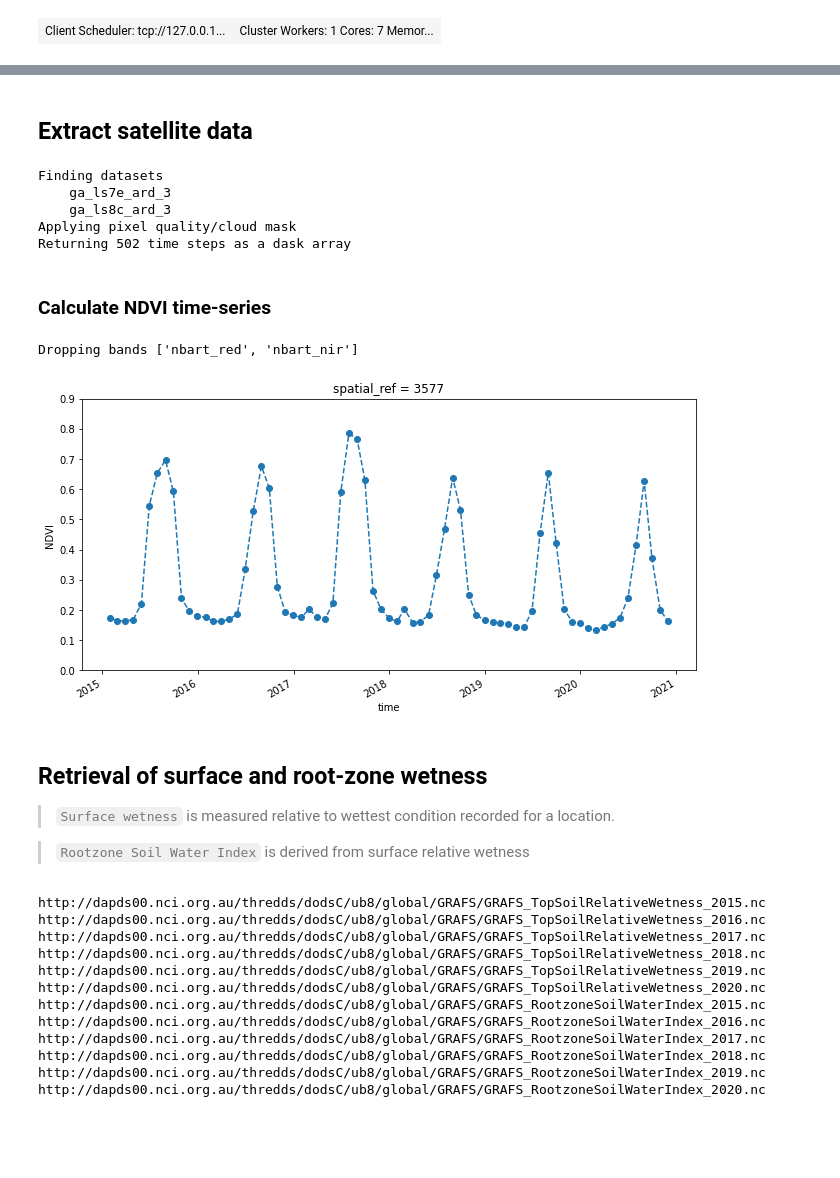
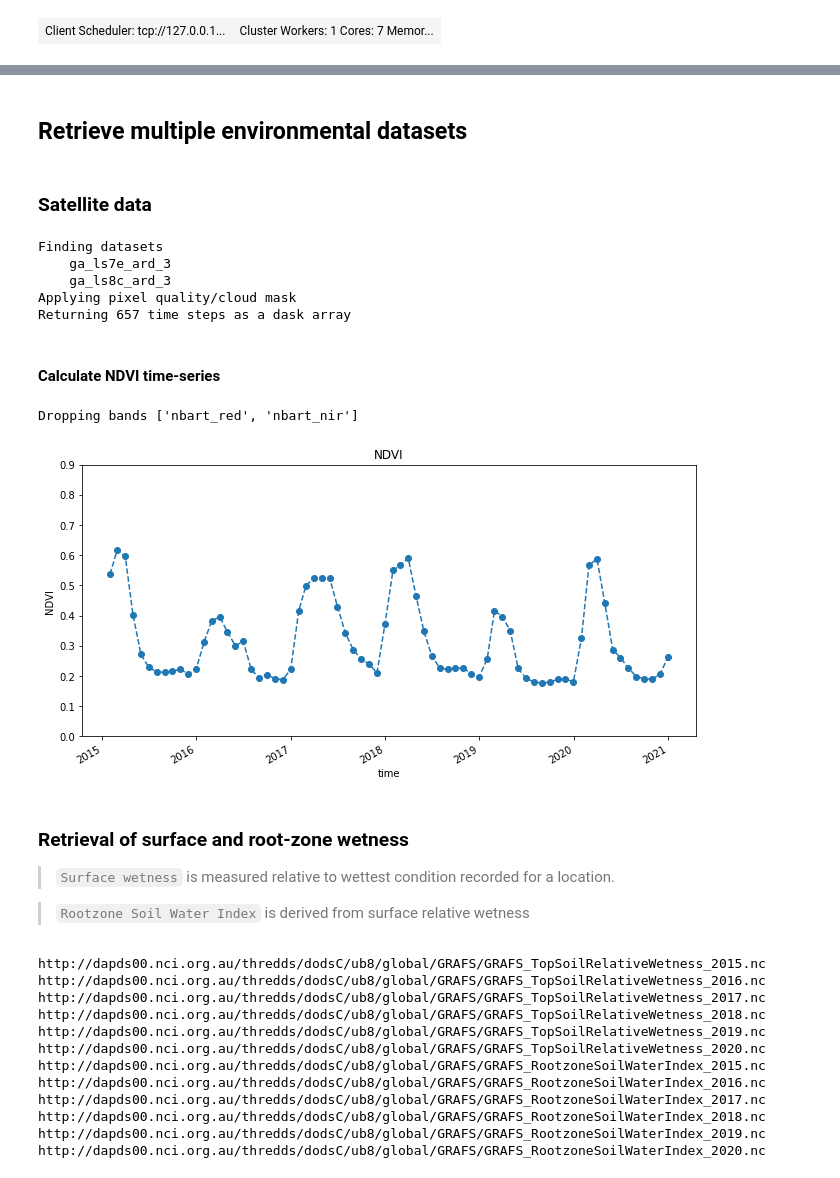
Before and after one commit to cbur24/vegetation_forecasts, a Jupyter notebook: VAR_forecast.ipynb, the cells around one changed output, grey strips where cells are left out. Saved outputs shown, nothing was run; the diff lists cells and outputs as text; code cells hidden in the pictures; blank space fills up the shorter version.

```diff
--- a/VAR_forecast.ipynb
+++ b/VAR_forecast.ipynb
@@ -35,7 +34,7 @@ The time period is chosen to be less than a year to limit ERA5 data download.
 # %%
 # Define the analysis region (Lat-Lon box)
-lat, lon =  -33.197, 121.5821
-buffer = 0.015
+lat, lon = -17.8137, 125.3615 # paddocks in SE WA
+buffer = 0.02
 
 lon=(lon - buffer, lon + buffer)
 lat=(lat - buffer, lat + buffer)
@@ -45,14 +44,22 @@ time = '2015-01-01', '2020-12-30'
 
 #resample frequency
 freq='1M'
+
+#length of forecast
+forecast_length = 12
+
+#chunk sizes
+dask_chunks={'x':-1, 'y':-1, 'time':-1}
 # %%
 display_map(lon,lat)
 # %% [output]
 [interactive output not drawn]
+# %% [markdown]
+## Retrieve multiple environmental datasets
 # %% [markdown]
-## Extract satellite data
+### Satellite data
 # %%
-dc = Datacube(app='whatevrr')
+dc = Datacube(app='VAR-forecast')
 
 query = {'lon': lon,
          'lat': lat,
@@ -63,34 +70,35 @@ query = {'lon': lon,
          'resampling' :{"fmask": "nearest", "*": "bilinear"}}
 
 ds = load_ard(dc=dc,
-              dask_chunks={'x':-1, 'y':-1, 'time':-1},
-              products=["ga_ls7e_ard_3", "ga_ls8c_ard_3"],#['s2a_ard_granule','s2b_ard_granule'],
+              dask_chunks=dask_chunks,
+              products=["ga_ls7e_ard_3", "ga_ls8c_ard_3"],
               **query)
 # %% [output]
 Finding datasets
     ga_ls7e_ard_3
     ga_ls8c_ard_3
 Applying pixel quality/cloud mask
-Returning 502 time steps as a dask array
+Returning 657 time steps as a dask array
 # %% [markdown]
-### Calculate NDVI time-series
+#### Calculate NDVI time-series
 # %%
 #calculate NDVI
 ndvi = calculate_indices(ds, 'NDVI', drop=True, collection='ga_ls_3')
 
 #interpolate NDVI to a monthly frequency
-ndvi = ndvi.interpolate_na(dim='time', method='linear',).resample(time=freq).interpolate("linear")
+ndvi = ndvi.interpolate_na(dim='time', method='linear',).resample(time=freq).mean()
 ndvi=ndvi.mean(['x','y'])
 ndvi = ndvi.NDVI.compute()
 # %% [output]
 Dropping bands ['nbart_red', 'nbart_nir']
 # %%
 ndvi.plot(figsize=(11,5),linestyle='dashed', marker='o')
+plt.title('NDVI')
 plt.ylim(0,0.9);
 # %% [output]
-[figure, old version]
+[figure, new version]
 # %% [markdown]
-## Retrieval of surface and root-zone wetness
+### Retrieval of surface and root-zone wetness
 
 > `Surface wetness` is measured relative to wettest condition recorded for a location.
 
```
Also changed, not shown: parts of 55 cells of this notebook.
